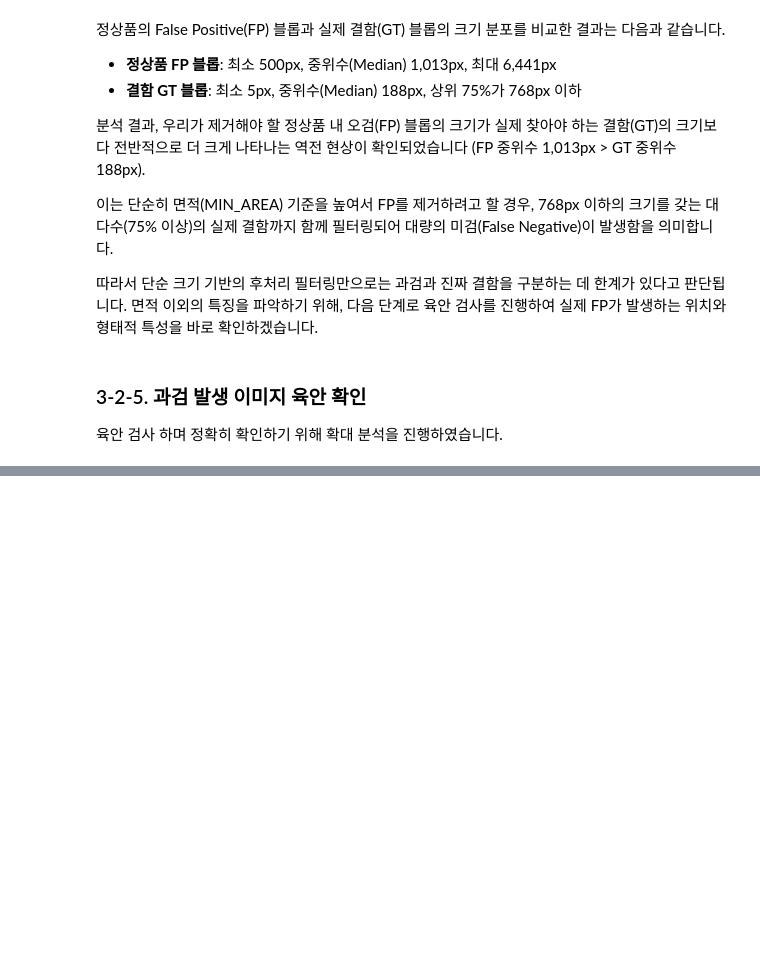
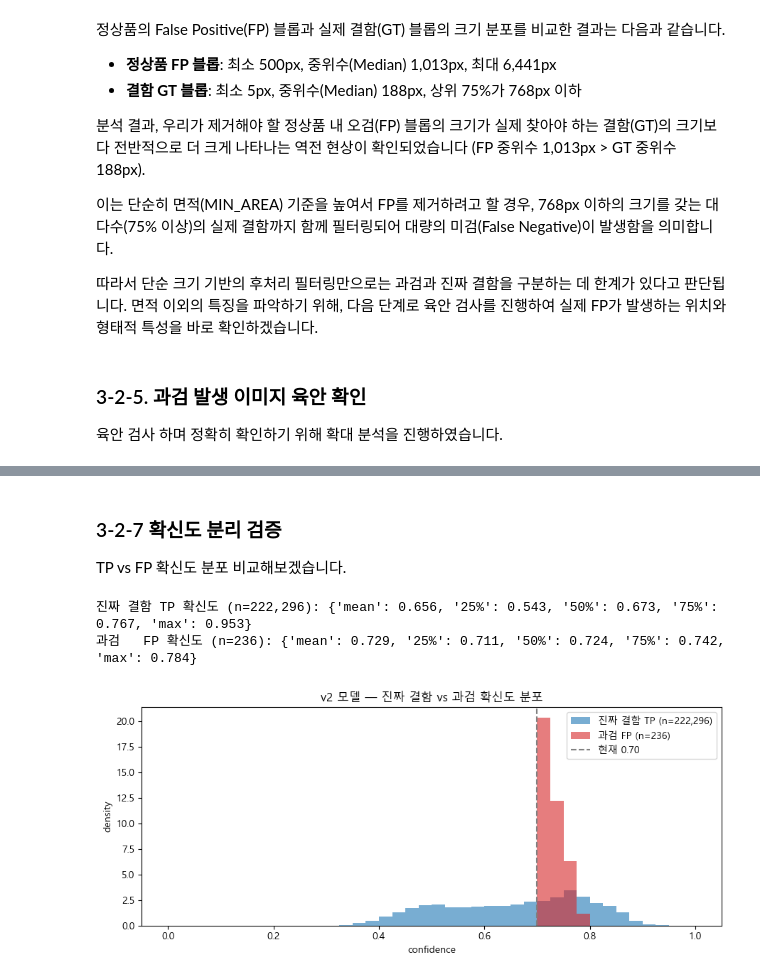
Before and after one commit to JJang-404/battery-mlops-vision, a Jupyter notebook: notebooks/09_re_verification.ipynb, the cells around one changed output, grey strips where cells are left out. Saved outputs shown, nothing was run; the diff lists cells and outputs as text; code cells hidden in the pictures; blank space fills up the shorter version.

```diff
--- a/notebooks/09_re_verification.ipynb
+++ b/notebooks/09_re_verification.ipynb
@@ -388,0 +436,18 @@ gt_verdict = {
+# %%
+def postprocess_v2(cls, prob, min_conf=0.7, min_area=200, kernel=KERNEL):
+    """
+    cls  : (H,W) 클래스 마스크
+    prob : (3,H,W) softmax 확률
+    1) (해당 클래스로 예측 ∧ 그 클래스 확률 >= min_conf) 만 통과
+    2) morphological opening
+    3) 면적 필터 (이제 낮춰도 됨 — 작은 진짜 결함 살리기)
+    """
+    cleaned = np.zeros_like(cls)
+    for c in [1, 2]:
+        bin_mask = ((cls == c) & (prob[c] >= min_conf)).astype(np.uint8)
+        opened   = cv2.morphologyEx(bin_mask, cv2.MORPH_OPEN, kernel)
+        n, labels, stats, _ = cv2.connectedComponentsWithStats(opened, connectivity=8)
+        for i in range(1, n):
+            if stats[i, cv2.CC_STAT_AREA] >= min_area:
+                cleaned[labels == i] = c
+    return cleaned
@@ -388,0 +502,41 @@ gt_verdict = {
+# %% [markdown]
+### 3-2-7 확신도 분리 검증
+
+TP vs FP 확신도 분포 비교해보겠습니다.
+# %%
+tp_conf, fp_conf = [], []
+
+# 결함 이미지: 모델 예측 ∧ GT 결함 = TP 픽셀의 확신도
+for _, r in defect_df.iterrows():
+    cls, prob = predict(r['img'])
+    gt = cv2.imread(str(r['mask']), cv2.IMREAD_GRAYSCALE)
+    conf = prob.max(0)
+    tp_conf.extend(conf[(cls > 0) & (gt > 0)].tolist())
+
+# 정상품 이미지: 후처리(min_conf=0.7) 후 남은 FP 블롭의 확신도
+for _, r in ok_df.iterrows():
+    cls, prob = predict(r['img'])
+    conf = prob.max(0)
+    fp_mask = postprocess_v2(cls, prob, min_conf=0.7) > 0
+    fp_conf.extend(conf[fp_mask].tolist())
+
+tp_conf, fp_conf = np.array(tp_conf), np.array(fp_conf)
+desc = lambda a: {k: round(float(v), 3) for k, v in pd.Series(a)
+                .describe()[['mean', '25%', '50%', '75%', 'max']].items()}
+print(f'진짜 결함 TP 확신도 (n={len(tp_conf):,}): {desc(tp_conf)}')
+print(f'과검   FP 확신도 (n={len(fp_conf):,}): {desc(fp_conf)}')
+
+plt.figure(figsize=(9, 4))
+plt.hist(tp_conf, bins=40, range=(0, 1), density=True, alpha=0.6,
+        color='tab:blue', label=f'진짜 결함 TP (n={len(tp_conf):,})')
+plt.hist(fp_conf, bins=40, range=(0, 1), density=True, alpha=0.6,
+        color='tab:red',  label=f'과검 FP (n={len(fp_conf):,})')
+plt.axvline(0.70, color='gray', ls='--', label='현재 0.70')
+plt.xlabel('confidence'); plt.ylabel('density')
+plt.title('v2 모델 — 진짜 결함 vs 과검 확신도 분포')
+plt.legend(); plt.tight_layout()
+plt.show()
+# %% [output]
+진짜 결함 TP 확신도 (n=222,296): {'mean': 0.656, '25%': 0.543, '50%': 0.673, '75%': 0.767, 'max': 0.953}
+과검   FP 확신도 (n=236): {'mean': 0.729, '25%': 0.711, '50%': 0.724, '75%': 0.742, 'max': 0.784}
+[figure, added]
```
Also changed, not shown: parts of 19 cells of this notebook, 1 other file.
